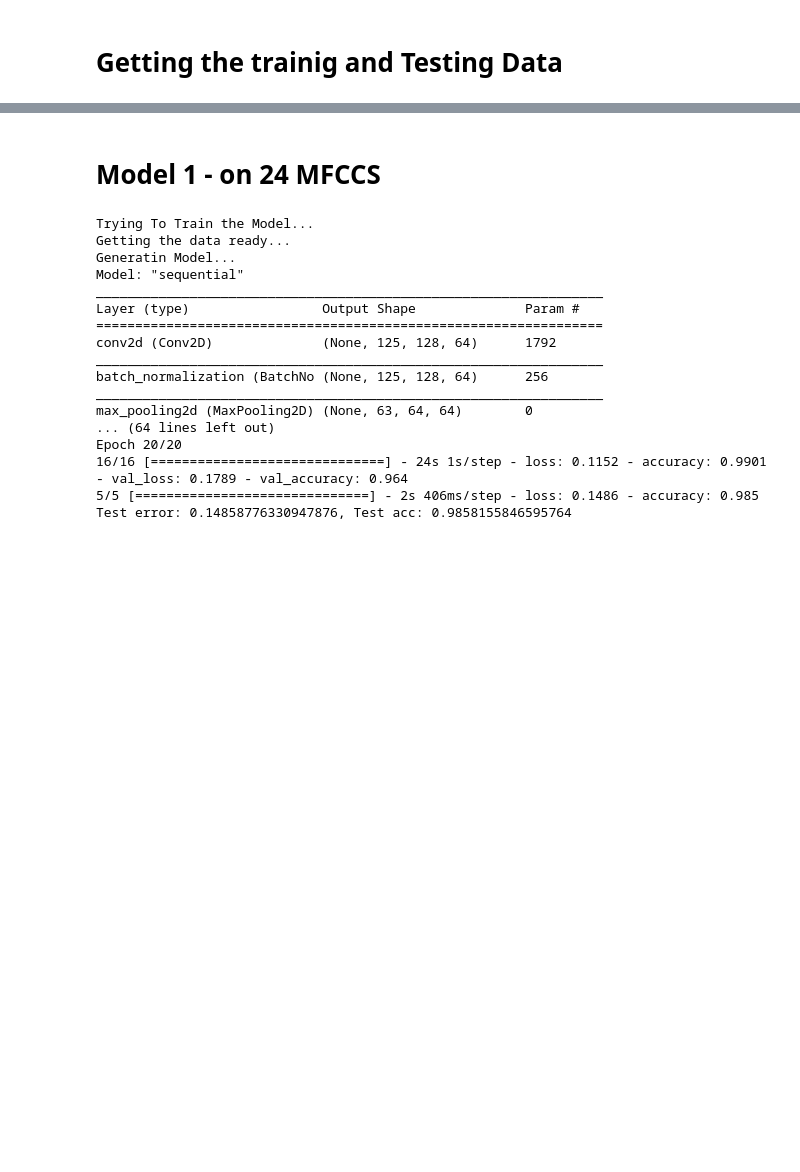
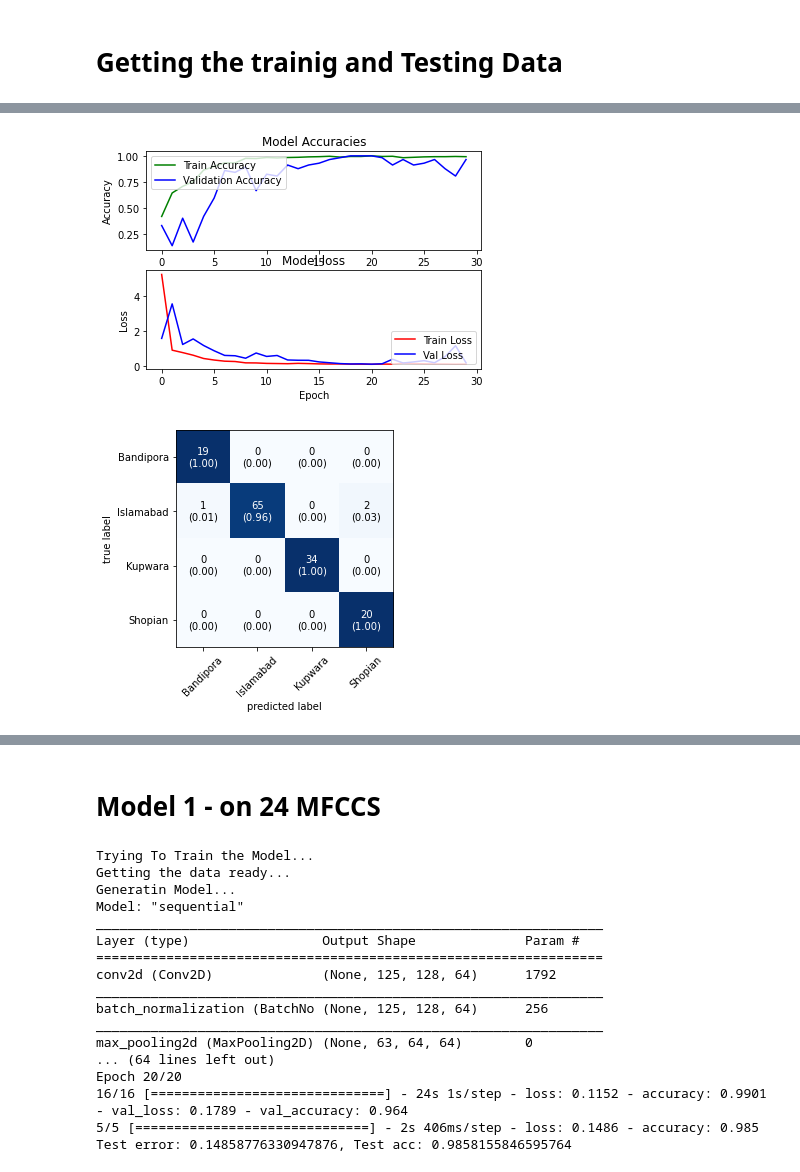
Before and after one commit to shehzensidiq/kashmiri-accent-classification, a Jupyter notebook: Code files/models.ipynb, the cells around one changed output, grey strips where cells are left out. Cells and saved outputs as stored; diff of their text form; code cells hidden in the pictures; blank space fills up the shorter version.

Commit message:
Trained models with confusion matrix and AUC curves plotted

```diff
--- a/Code files/models.ipynb
+++ b/Code files/models.ipynb
@@ -42,7 +44,7 @@ def generateModel(inputShape, lr=0.001):
 # Getting the trainig and Testing Data
 # %%
 from sklearn.model_selection import train_test_split
-def getTrainAndTest(filename, test_size, val_size):
+def get_train_and_test(filename, test_size, val_size):
     print("Getting the data ready...")
     le = LabelEncoder()
     with open(os.path.join(BASE_PATH, filename), 'r') as fp:
@@ -51,10 +53,11 @@ def getTrainAndTest(filename, test_size, val_size):
     y = np.array(data["labels"])
     xtrain, xtest, ytrain, ytest = train_test_split(X, y, test_size=test_size,random_state=123)
     xtrain, xval, ytrain, yval = train_test_split(xtrain, ytrain, test_size=val_size, random_state=123)
+    class_names = np.unique(ytrain)
     ytrain = le.fit_transform(ytrain)
     ytest = le.transform(ytest)
     yval = le.transform(yval)
-    return xtrain, xtest, xval, ytrain, ytest, yval
+    return xtrain, xtest, xval, ytrain, ytest, yval, class_names
 # %%
 # json files
 mfcc24 = BASE_PATH+"mfcc24.json"
@@ -62,20 +65,27 @@ mfcc48 = BASE_PATH+"mfcc48.json"
 mfcc96 = BASE_PATH+"mfcc96.json"
 mfccAll = BASE_PATH+"mfccCombined.json"
 # %%
-def trainModel(jsonFileName, epochs=100, modelName="1"):
+def get_splitted_data(json_file_name):
+    test_size = 0.2
+    val_size = 0.1
+    # get_train_and_test(json_file_name, test_size, val_size)
+    xtrain, xtest, xval, ytrain, ytest, yval, class_names = get_train_and_test(json_file_name, test_size, val_size)
+    return xtrain, xtest, xval, ytrain, ytest, yval, class_names
+
+
+def trainModel(xtrain, xtest, xval, ytrain, ytest, yval,epochs=30, modelName="1"):
     print("Trying To Train the Model...")
     lr = 0.001
-    test_size = 0.2
-    val_size = 0.1
-    xtrain, xtest, xval, ytrain, ytest, yval = getTrainAndTest(jsonFileName, test_size, val_size)
-    inputShape = xtrain[0].shape
-    model = generateModel(inputShape, lr)
+    input_shape = xtrain[0].shape
+    print(input_shape)
+    model = generateModel(input_shape, lr)
     history = model.fit(xtrain, ytrain, batch_size=32, epochs=epochs, validation_data=(xval, yval))
     testError, testAcc = model.evaluate(xtest, ytest)
     print(f"Test error: {testError}, Test acc: {testAcc}")
     # modelName = jsonFileName.split(".")[0]
-    model.save(f"{modelName}.h5")
+    model.save(f"{modelName}_dl.h5")
     return history
+    # return None
 # %%
 import matplotlib.pyplot as plt
 def plotHistory(hist):
@@ -95,3 +105,10 @@ def plotHistory(hist):
     axs[1].set_xlabel('Epoch')
     axs[1].legend(loc='lower right')
     plt.show()
+# %%
+def plot_conf_matrix(predictions, ytest, labels):
+    conf_mat = confusion_matrix(predictions, ytest)
+    plot_confusion_matrix(conf_mat, show_normed=True, class_names=labels)
+# %%
+xtrain, xtest, xval, ytrain, ytest, yval, class_names = get_splitted_data(mfcc24)
+mfcc24_history = trainModel(xtrain, xtest, xval, ytrain, ytest, yval,modelName="Mfcc 24 DL")
@@ -97,0 +133,8 @@ def plotHistory(hist):
+# %%
+plotHistory(mfcc24_history)
+model24 = keras.models.load_model("./Mfcc 24 DL_dl.h5")
+pred_24 = model24.predict_classes(xtest)
+plot_conf_matrix(pred_24, ytest, class_names)
+# %% [output]
+[figure, added]
+[figure, added]
```
Also changed, not shown: parts of 9 cells of this notebook, 12 other files.
